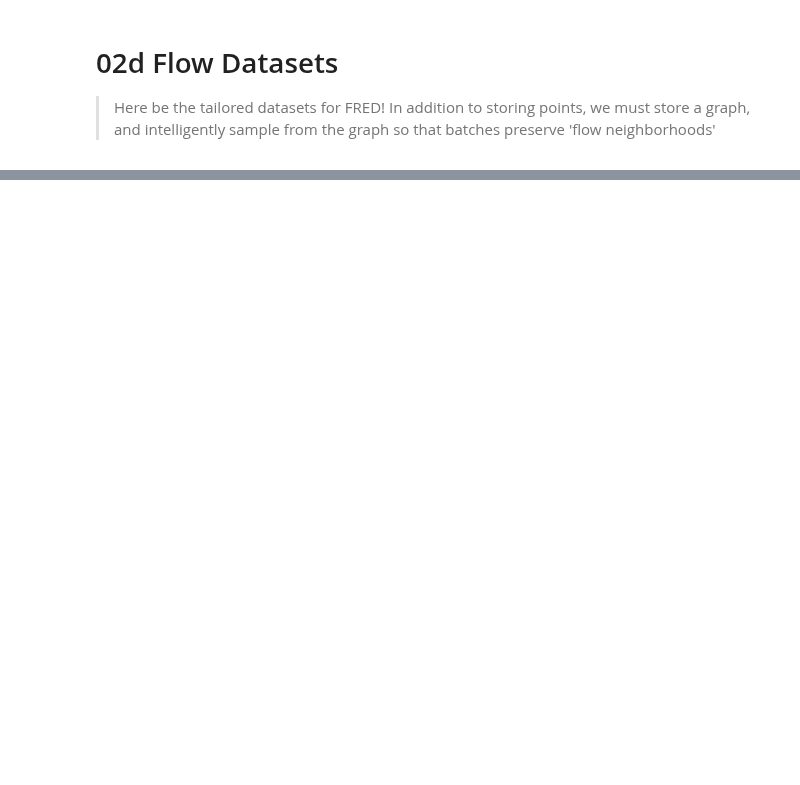
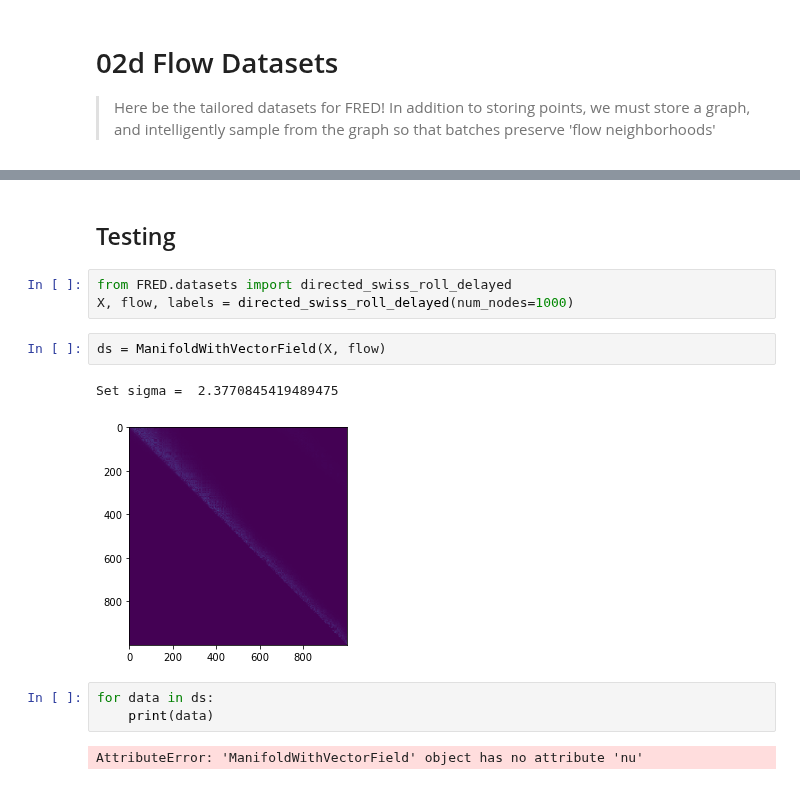
Before and after one commit to professorwug/FRED, a Jupyter notebook: 02d Flow Datasets.ipynb, the cells around one changed output, grey strips where cells are left out. Saved outputs shown, nothing was run; the diff lists cells and outputs as text; blank space fills up the shorter version.

```diff
--- a/02d Flow Datasets.ipynb
+++ b/02d Flow Datasets.ipynb
@@ -31,0 +108,15 @@ As previously listed, this is our preprocessing pipeline:
+# %% [markdown]
+## Testing
+# %%
+from FRED.datasets import directed_swiss_roll_delayed
+X, flow, labels = directed_swiss_roll_delayed(num_nodes=1000)
+# %%
+ds = ManifoldWithVectorField(X, flow)
+# %% [output]
+Set sigma =  2.3770845419489475
+[figure, added]
+# %%
+for data in ds:
+    print(data)
+# %% [output]
+AttributeError: 'ManifoldWithVectorField' object has no attribute 'nu'
```
Also changed, not shown: parts of 4 cells of this notebook, 11 other files.
